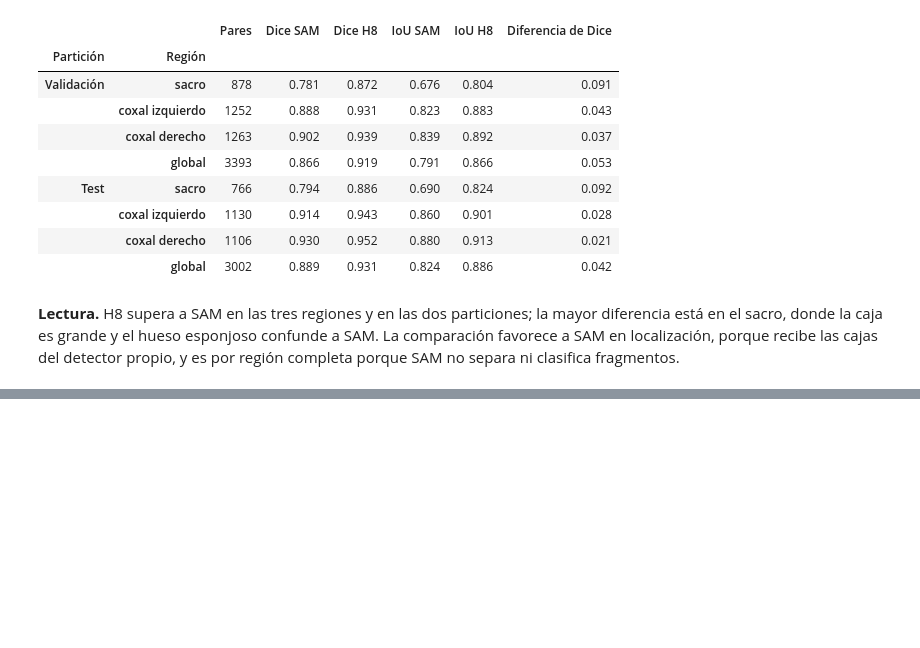
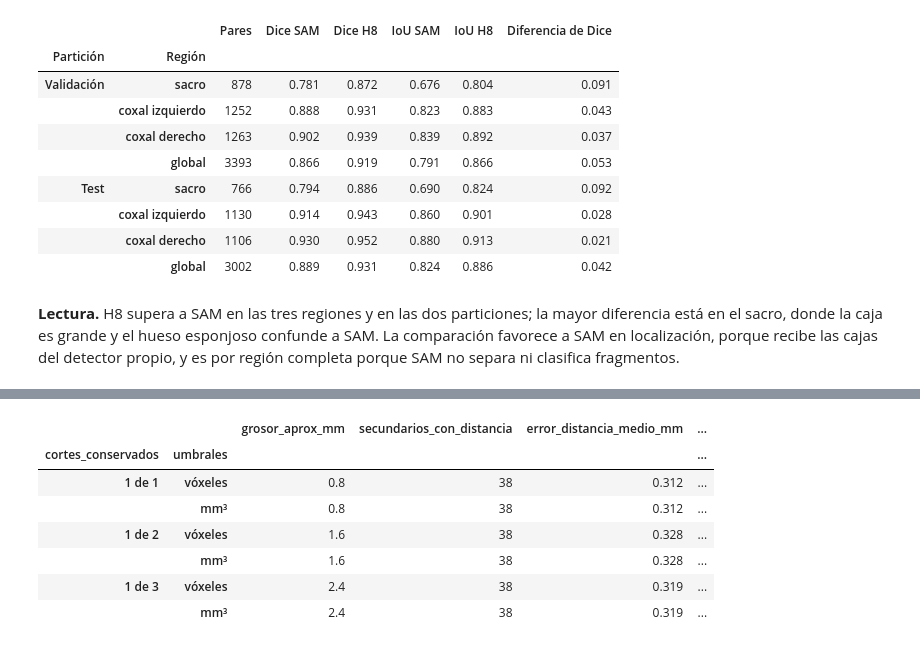
Before and after one commit to pengwin-analitica-2026/proyecto2-analitica-datos, a Jupyter notebook: notebooks/11_modelo_h8.ipynb, the cells around one changed output, grey strips where cells are left out. Drawn from its saved outputs; the diff is of its cells as text; code cells hidden in the pictures; blank space fills up the shorter version.

```diff
--- a/notebooks/11_modelo_h8.ipynb
+++ b/notebooks/11_modelo_h8.ipynb
@@ -467,0 +478,12 @@ SAM no separa ni clasifica fragmentos.
+# %%
+grosor = pd.read_csv(ROOT / "outputs/h8/validacion/grosor_corte/tabla_grosor_corte.csv")
+grosor.set_index(["cortes_conservados", "umbrales"])
+# %% [output]
+|  |  | grosor_aprox_mm | secundarios_con_distancia | error_distancia_medio_mm | ... |
+| cortes_conservados | umbrales |  |  |  | ... |
+| 1 de 1 | vóxeles | 0.8 | 38 | 0.312 | ... |
+|  | mm³ | 0.8 | 38 | 0.312 | ... |
+| 1 de 2 | vóxeles | 1.6 | 38 | 0.328 | ... |
+|  | mm³ | 1.6 | 38 | 0.328 | ... |
+| 1 de 3 | vóxeles | 2.4 | 38 | 0.319 | ... |
+|  | mm³ | 2.4 | 38 | 0.319 | ... |
```
Also changed, not shown: parts of 6 cells of this notebook, 35 other files.
